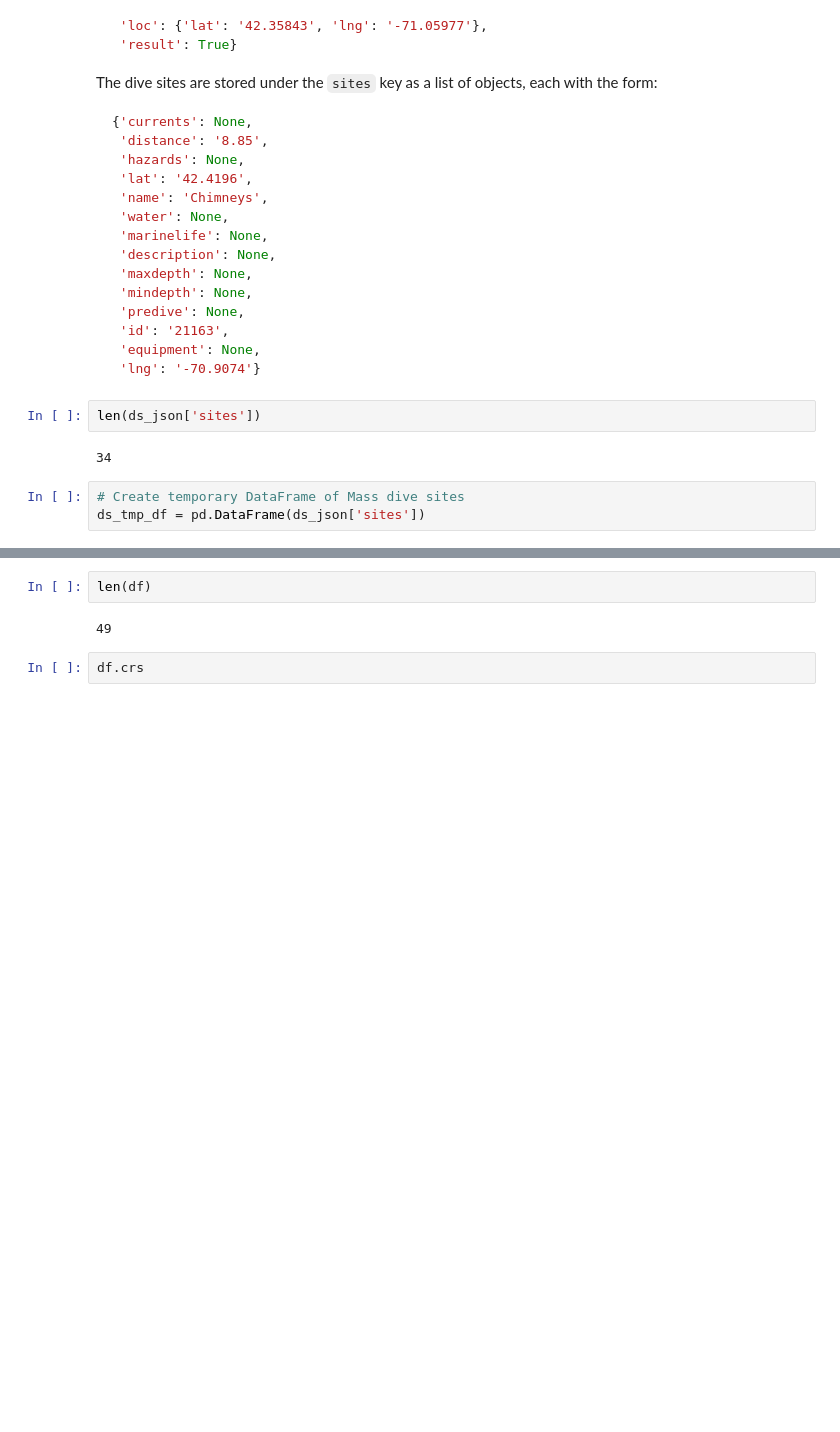
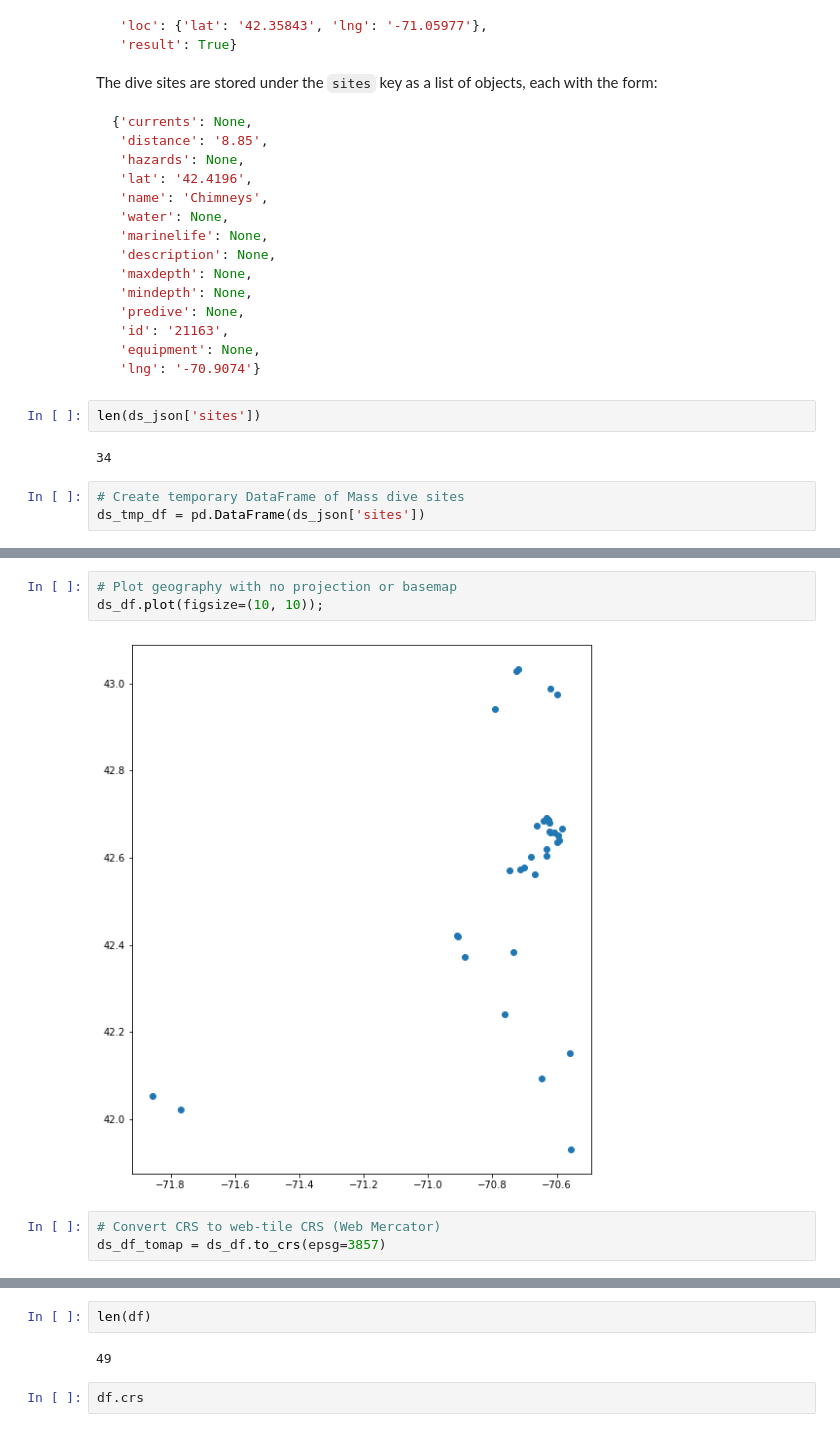
Before and after one commit to HKuz/Geospatial_Overview, a Jupyter notebook: shipwrecks.ipynb, the cells around one changed output, grey strips where cells are left out. Cells and saved outputs as stored; diff of their text form; blank space fills up the shorter version.

Commit message:
feat: add basemaps to plots of points

```diff
--- a/shipwrecks.ipynb
+++ b/shipwrecks.ipynb
@@ -116,0 +115,8 @@ ds_df.plot()
+# %%
+# Plot geography with no projection or basemap
+ds_df.plot(figsize=(10, 10));
+# %% [output]
+[figure, added]
+# %%
+# Convert CRS to web-tile CRS (Web Mercator)
+ds_df_tomap = ds_df.to_crs(epsg=3857)
```
Also changed, not shown: parts of 10 cells of this notebook.
